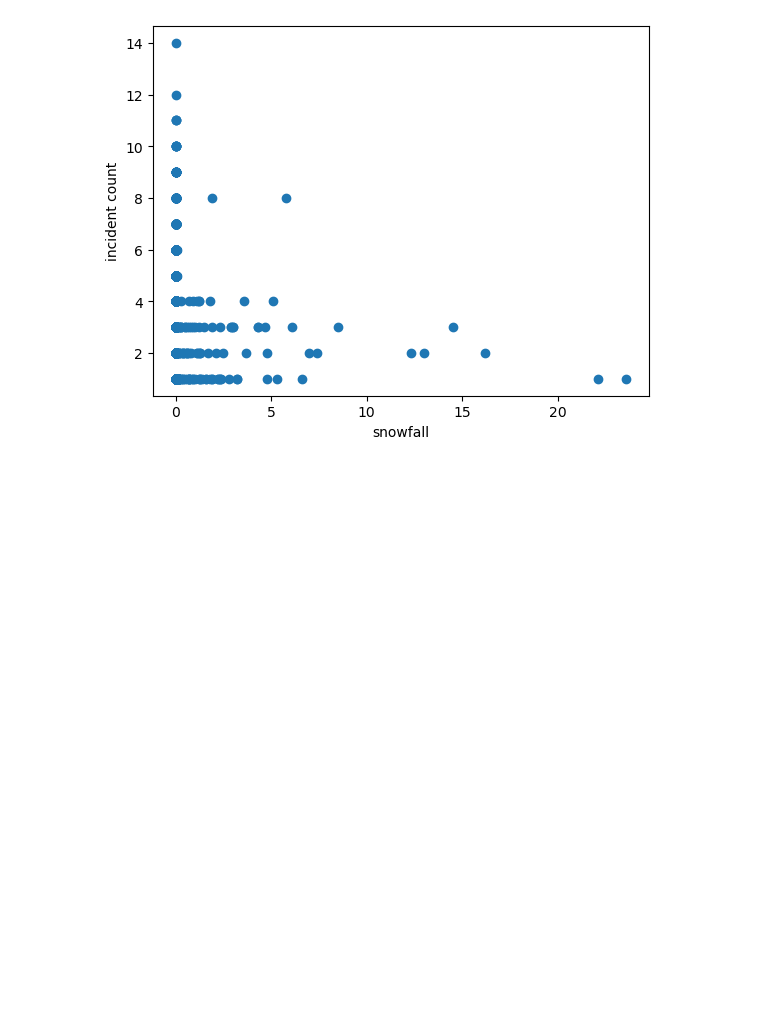
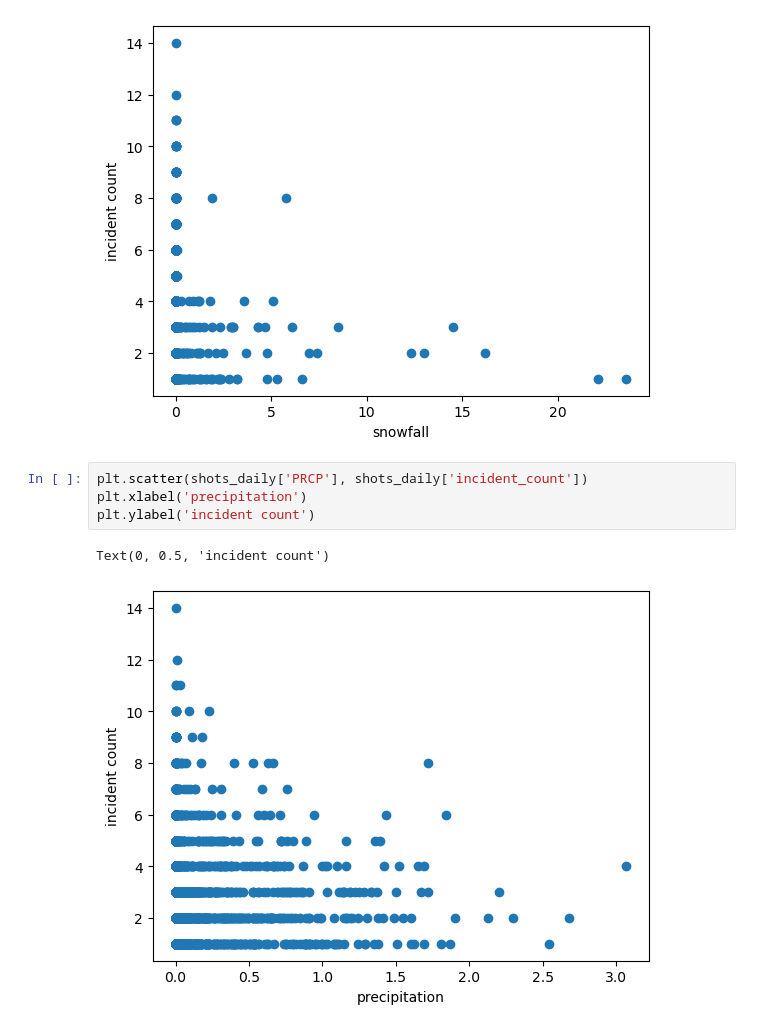
Before and after one commit to kammelCase/ShotsFiredBoston, a Jupyter notebook: ShotsFired_EDA copy.ipynb, the cells around one changed output. Drawn from its saved outputs; the diff is of its cells as text; blank space fills up the shorter version.

```diff
--- a/ShotsFired_EDA copy.ipynb
+++ b/ShotsFired_EDA copy.ipynb
@@ -182,3 +191,10 @@ plt.ylabel('incident count')
 # %% [output]
 Text(0, 0.5, 'incident count')
 [figure]
+# %%
+plt.scatter(shots_daily['PRCP'], shots_daily['incident_count'])
+plt.xlabel('precipitation')
+plt.ylabel('incident count')
+# %% [output]
+Text(0, 0.5, 'incident count')
+[figure, added]
```
Also changed, not shown: parts of 3 cells of this notebook, 1 other file.
